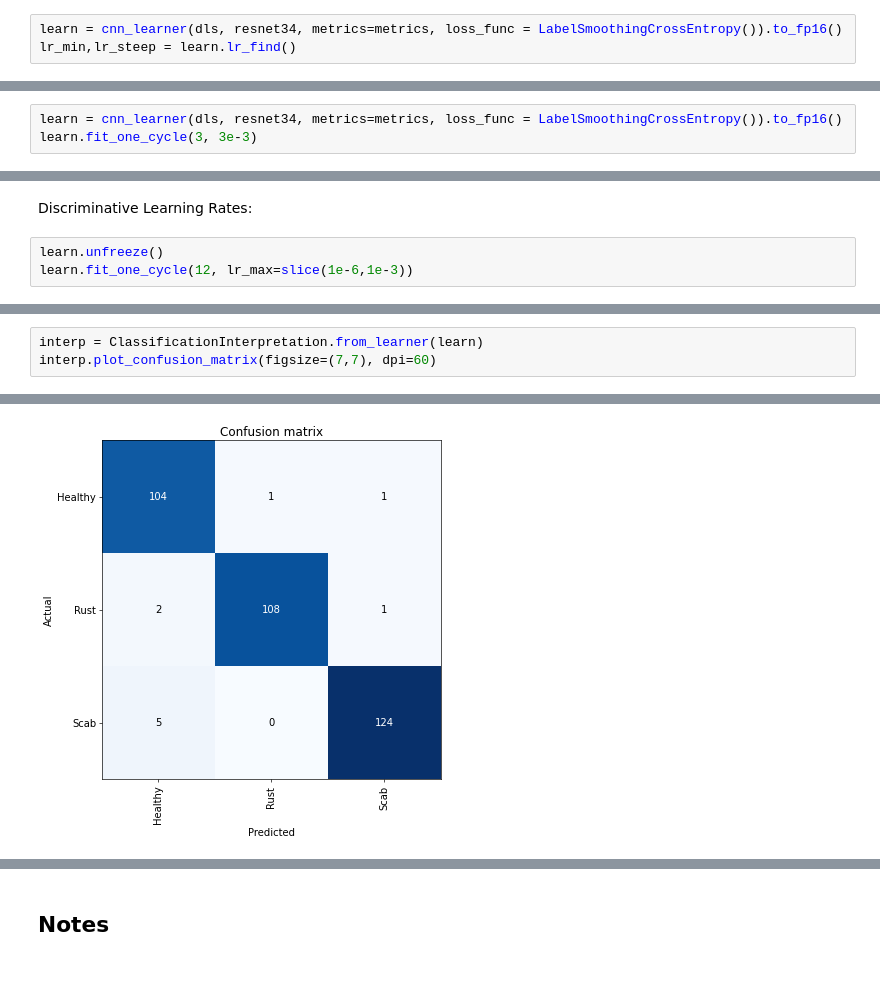
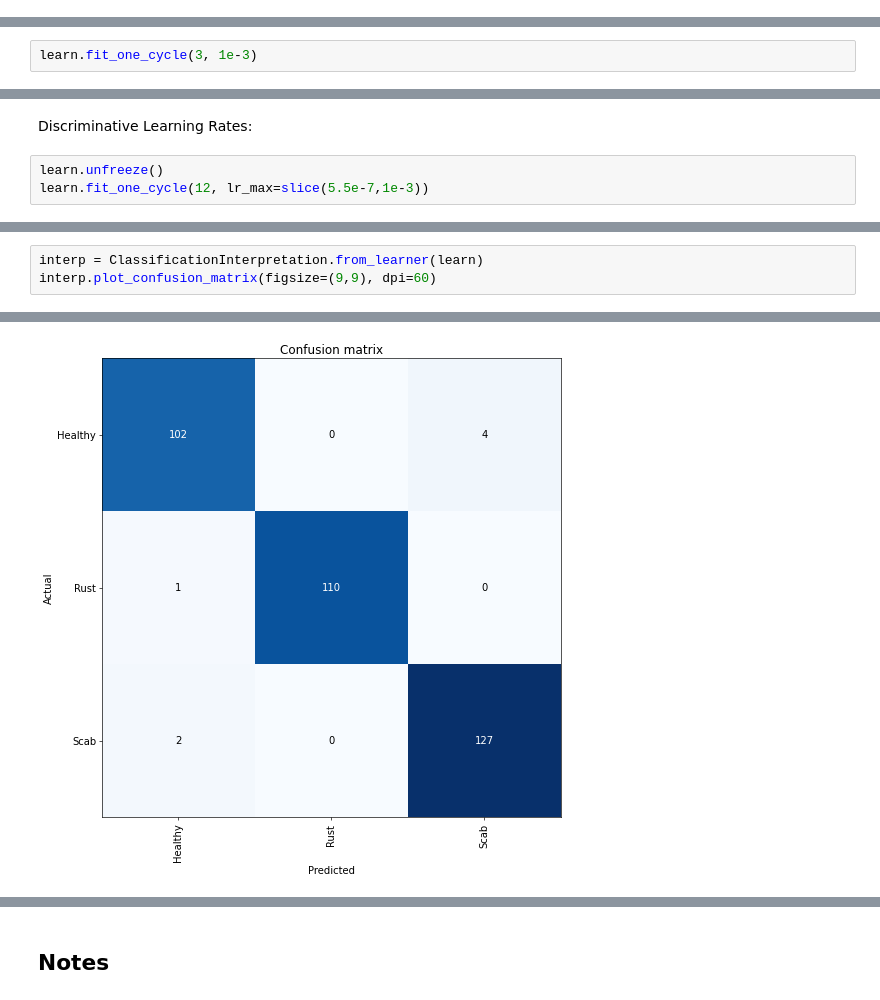
Before and after one commit to GoKarolis/-DL_training_leaves_classification, a Jupyter notebook: KG_FastAI2_0_training.ipynb, the cells around one changed output, grey strips where cells are left out. Cells and saved outputs as stored; diff of their text form; blank space fills up the shorter version.

```diff
--- a/KG_FastAI2_0_training.ipynb
+++ b/KG_FastAI2_0_training.ipynb
@@ -159,6 +158,3 @@ for idx,cat in cleaner.change(): shutil.move(str(cleaner.fns[idx]), path/cat)
 resnet18, 34, 50, 101, 152
 # %% [markdown]
 Learning rate finder:
-# %%
-learn = cnn_learner(dls, resnet34, metrics=metrics, loss_func = LabelSmoothingCrossEntropy()).to_fp16()
-lr_min,lr_steep = learn.lr_find()
@@ -172,3 +169,0 @@ Minimum/10: 1.45e-02, steepest point: 8.32e-04
-# %%
-learn = cnn_learner(dls, resnet34, metrics=metrics, loss_func = LabelSmoothingCrossEntropy()).to_fp16()
-learn.fit_one_cycle(3, 3e-3)
@@ -179,0 +170,2 @@ learn.fit_one_cycle(3, 3e-3)
+# %%
+learn.fit_one_cycle(3, 1e-3)
@@ -201,6 +198,6 @@ SuggestedLRs(lr_min=3.981071640737355e-05, lr_steep=1.5848931980144698e-06)
 Discriminative Learning Rates:
 # %%
 learn.unfreeze()
-learn.fit_one_cycle(12, lr_max=slice(1e-6,1e-3))
+learn.fit_one_cycle(12, lr_max=slice(5.5e-7,1e-3))
 # %% [output]
 | epoch | train_loss | valid_loss | accuracy | error_rate | time |
@@ -223,9 +220,9 @@ learn.recorder.plot_loss()
 # %%
 interp = ClassificationInterpretation.from_learner(learn)
-interp.plot_confusion_matrix(figsize=(7,7), dpi=60)
+interp.plot_confusion_matrix(figsize=(9,9), dpi=60)
 # %% [output]
 [interactive output not drawn]
-[figure, old version]
+[figure, new version]
 # %%
 interp.print_classification_report()
 # %% [output]
```
Also changed, not shown: parts of 36 cells of this notebook.
